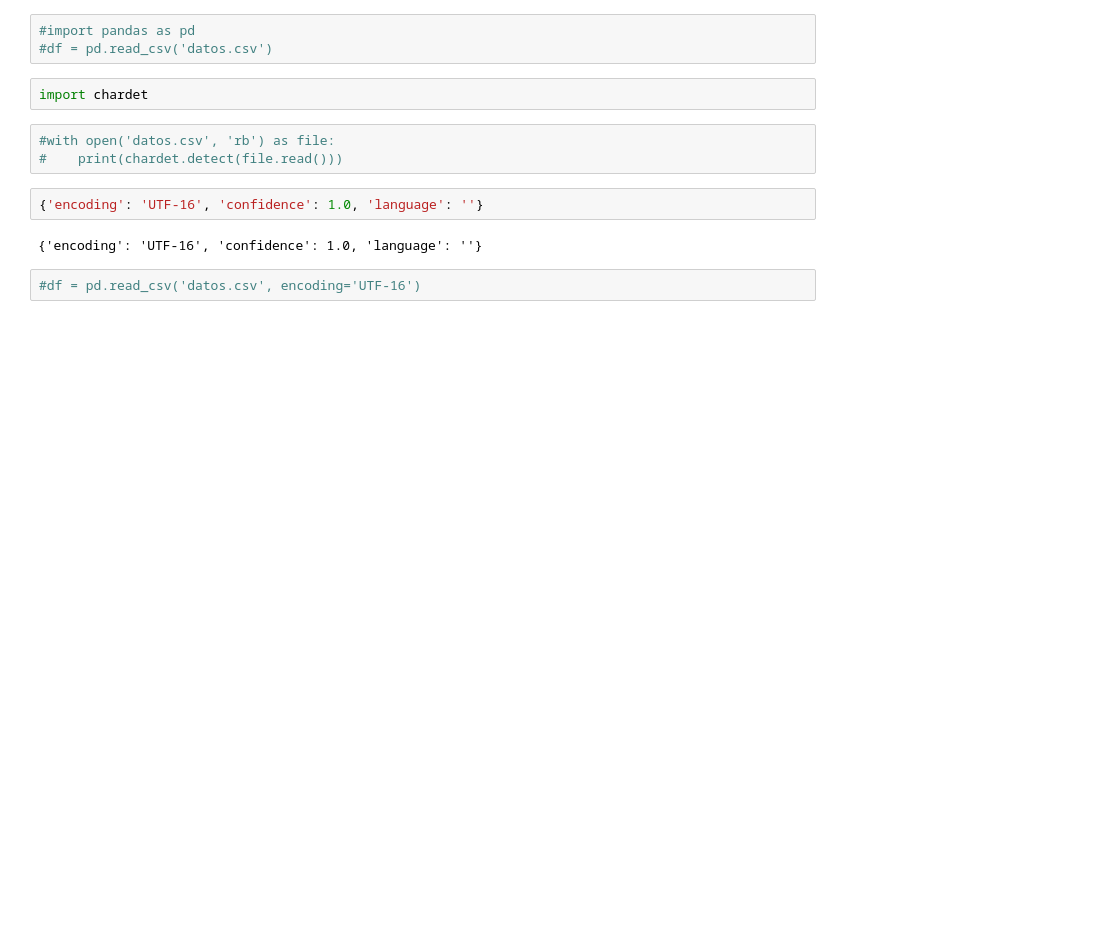
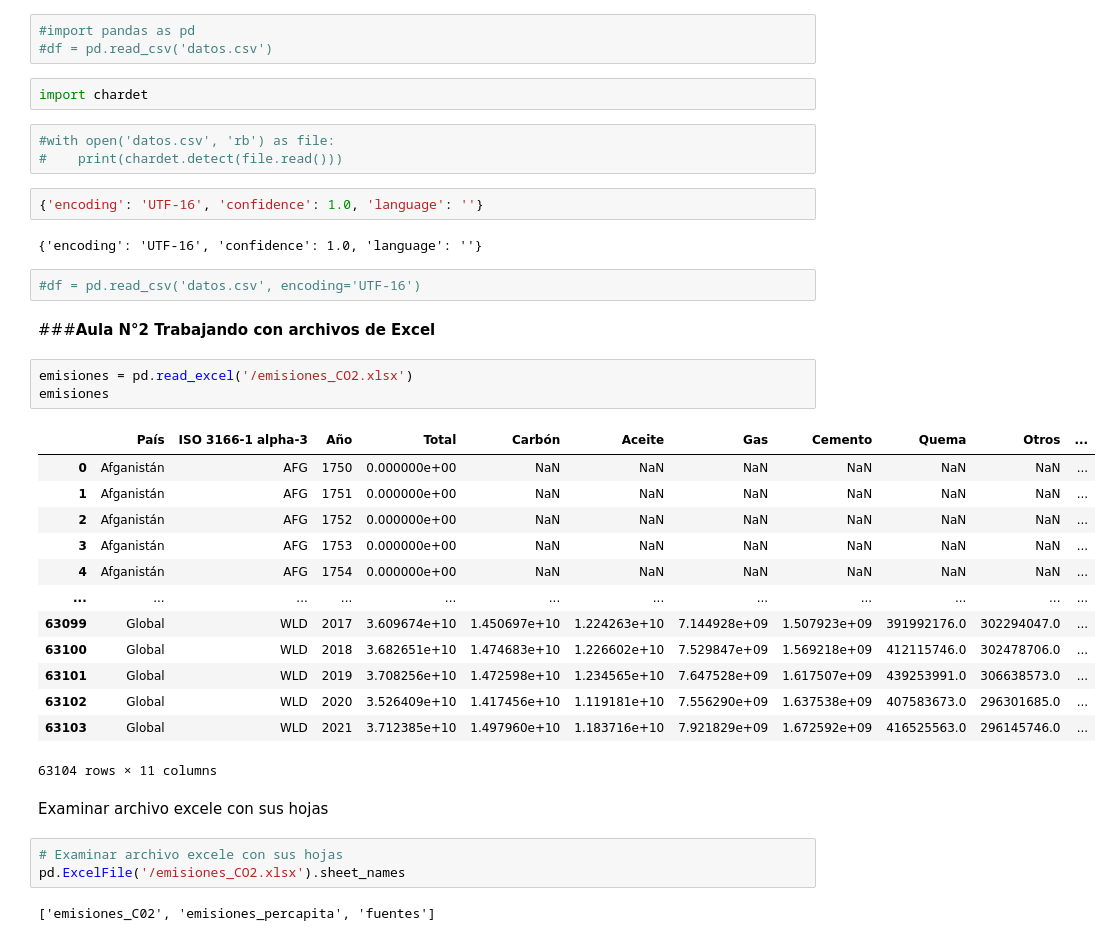
Before and after one commit to AngelTroncoso/Data_Science, a Jupyter notebook: 5_Pandas_Distintos_Formartos_de_Archivos.ipynb, the cells around one changed output. Drawn from its saved outputs; the diff is of its cells as text; blank space fills up the shorter version.

```diff
--- a/5_Pandas_Distintos_Formartos_de_Archivos.ipynb
+++ b/5_Pandas_Distintos_Formartos_de_Archivos.ipynb
@@ -146,3 +146,29 @@ import chardet
 {'encoding': 'UTF-16', 'confidence': 1.0, 'language': ''}
 # %%
 #df = pd.read_csv('datos.csv', encoding='UTF-16')
+# %% [markdown]
+###**Aula N°2 Trabajando con archivos de Excel**
+# %%
+emisiones = pd.read_excel('/emisiones_CO2.xlsx')
+emisiones
+# %% [output]
+|  | País | ISO 3166-1 alpha-3 | Año | Total | Carbón | Aceite | Gas | Cemento | Quema | Otros | ... |
+| 0 | Afganistán | AFG | 1750 | 0.000000e+00 | NaN | NaN | NaN | NaN | NaN | NaN | ... |
+| 1 | Afganistán | AFG | 1751 | 0.000000e+00 | NaN | NaN | NaN | NaN | NaN | NaN | ... |
+| 2 | Afganistán | AFG | 1752 | 0.000000e+00 | NaN | NaN | NaN | NaN | NaN | NaN | ... |
+| 3 | Afganistán | AFG | 1753 | 0.000000e+00 | NaN | NaN | NaN | NaN | NaN | NaN | ... |
+| 4 | Afganistán | AFG | 1754 | 0.000000e+00 | NaN | NaN | NaN | NaN | NaN | NaN | ... |
+| ... | ... | ... | ... | ... | ... | ... | ... | ... | ... | ... | ... |
+| 63099 | Global | WLD | 2017 | 3.609674e+10 | 1.450697e+10 | 1.224263e+10 | 7.144928e+09 | 1.507923e+09 | 391992176.0 | 302294047.0 | ... |
+| 63100 | Global | WLD | 2018 | 3.682651e+10 | 1.474683e+10 | 1.226602e+10 | 7.529847e+09 | 1.569218e+09 | 412115746.0 | 302478706.0 | ... |
+| 63101 | Global | WLD | 2019 | 3.708256e+10 | 1.472598e+10 | 1.234565e+10 | 7.647528e+09 | 1.617507e+09 | 439253991.0 | 306638573.0 | ... |
+| 63102 | Global | WLD | 2020 | 3.526409e+10 | 1.417456e+10 | 1.119181e+10 | 7.556290e+09 | 1.637538e+09 | 407583673.0 | 296301685.0 | ... |
+| 63103 | Global | WLD | 2021 | 3.712385e+10 | 1.497960e+10 | 1.183716e+10 | 7.921829e+09 | 1.672592e+09 | 416525563.0 | 296145746.0 | ... |
+63104 rows × 11 columns
+# %% [markdown]
+Examinar archivo excele con sus hojas
+# %%
+# Examinar archivo excele con sus hojas
+pd.ExcelFile('/emisiones_CO2.xlsx').sheet_names
+# %% [output]
+['emisiones_C02', 'emisiones_percapita', 'fuentes']
```
Also changed, not shown: parts of 4 cells of this notebook.
